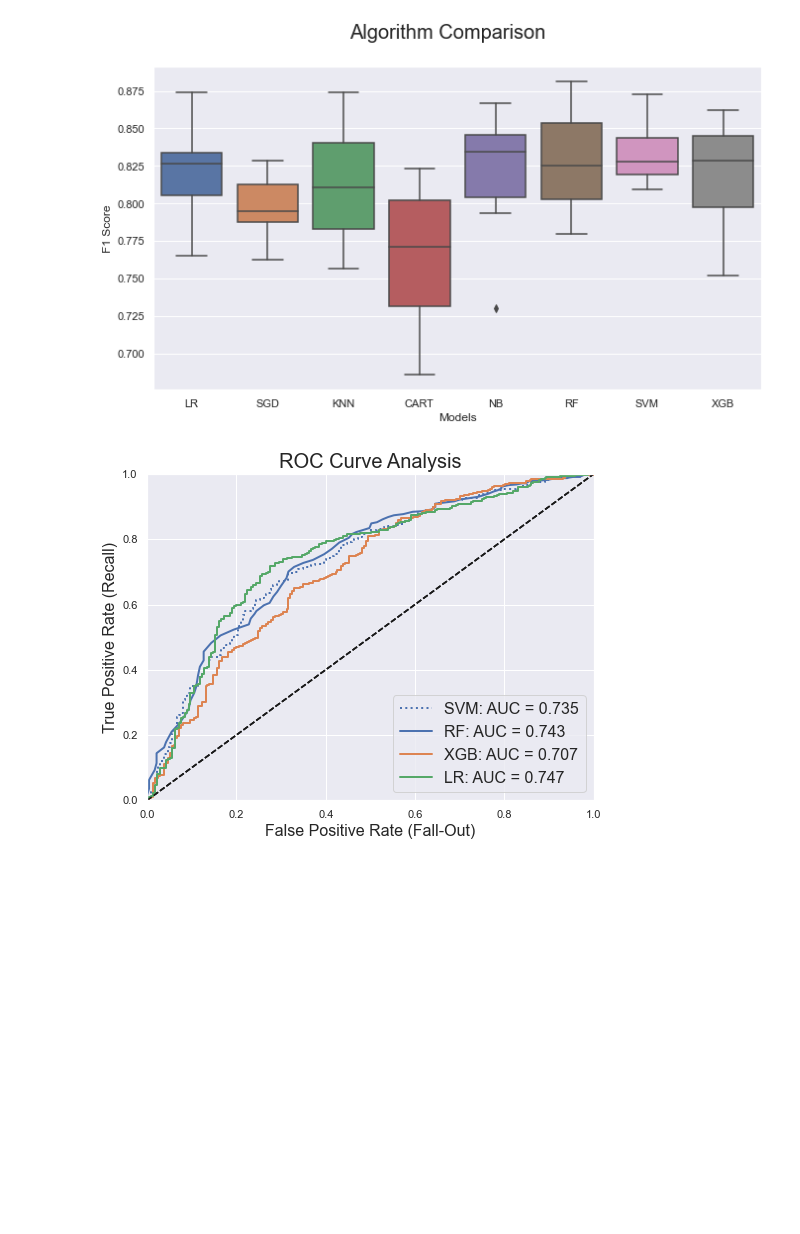
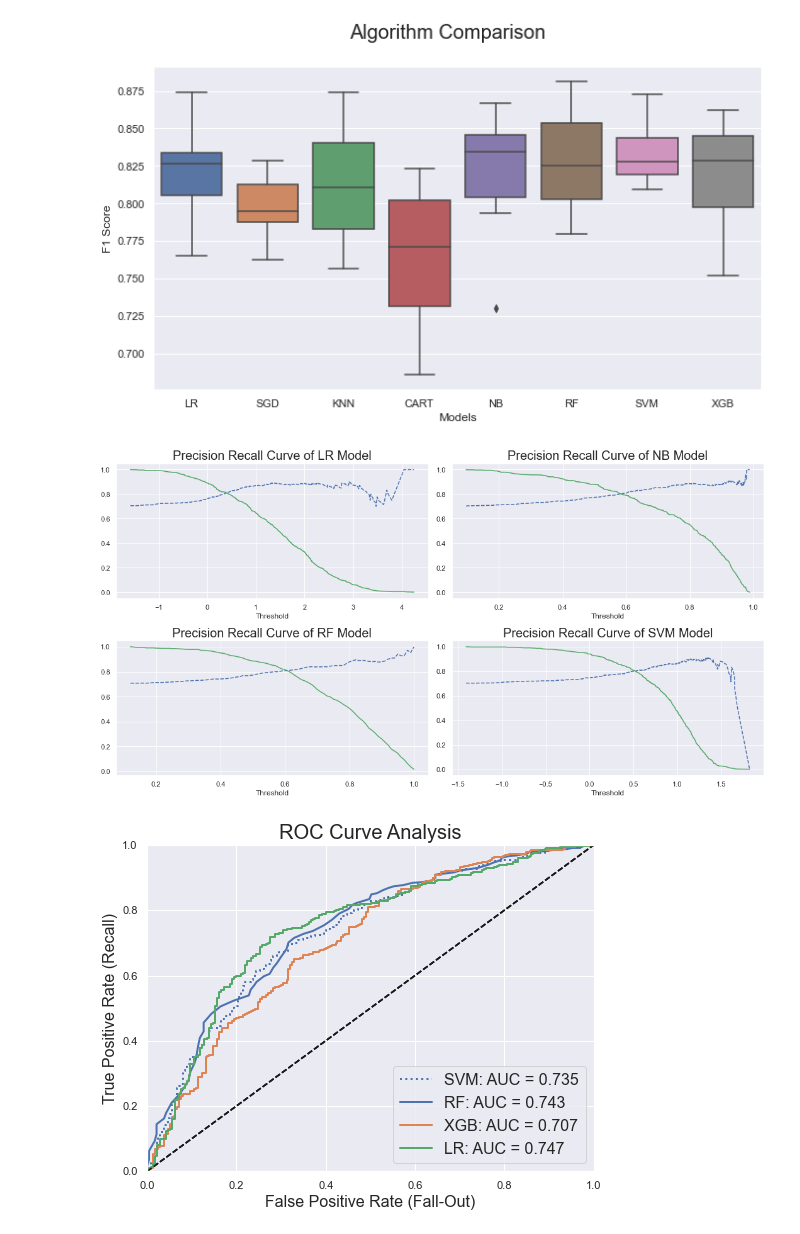
Before and after one commit to jpzambranoleon/german-credit-data-project, a Jupyter notebook: model.ipynb, the cells around one changed output. Cells and saved outputs as stored; diff of their text form; code cells hidden in the pictures; blank space fills up the shorter version.

```diff
--- a/model.ipynb
+++ b/model.ipynb
@@ -168,14 +225,14 @@ seed = 7
 
 # prepare models
 models = []
-models.append(('LR', LogisticRegression(random_state=42)))
-models.append(('SGD', SGDClassifier(random_state=42)))
-models.append(('KNN', KNeighborsClassifier()))
-models.append(('CART', DecisionTreeClassifier(random_state=42)))
-models.append(('NB', MultinomialNB()))
-models.append(('RF', RandomForestClassifier(random_state=42)))
-models.append(('SVM', SVC(random_state=42)))
-models.append(('XGB', XGBClassifier()))
+models.append(('LR', clf_lr))
+models.append(('SGD', clf_sgd))
+models.append(('KNN', clf_knn))
+models.append(('CART', clf_cart))
+models.append(('NB', clf_nb))
+models.append(('RF', clf_rf))
+models.append(('SVM', clf_svm))
+models.append(('XGB', clf_xgb))
 
 # evaluate each model in turn
 results = []
@@ -256,6 +265,49 @@ ax1.set_ylabel("F1 Score")
 plt.show()
 # %% [output]
 [figure]
+# %%
+from sklearn.metrics import precision_recall_curve
+
+y_scores_lr = cross_val_predict(clf_lr, train_data_prepared, y_train, cv=kfold, method='decision_function')
+precisions_lr, recalls_lr, thresholds_lr = precision_recall_curve(y_train, y_scores_lr)
+
+
+y_probas_nb = cross_val_predict(clf_nb, train_data_prepared, y_train, cv=kfold, method='predict_proba')
+y_scores_nb = y_probas_nb[:, 1] # score = proba of positive class
+precisions_nb, recalls_nb, thresholds_nb = precision_recall_curve(y_train, y_scores_nb)
+
+y_probas_rf = cross_val_predict(clf_rf, train_data_prepared, y_train, cv=kfold, method='predict_proba')
+y_scores_rf = y_probas_rf[:, 1]
+precisions_rf, recalls_rf, thresholds_rf = precision_recall_curve(y_train, y_scores_rf)
+
+y_scores_svm = cross_val_predict(clf_svm, train_data_prepared, y_train, cv=kfold, method='decision_function')
+precisions_svm, recalls_svm, thresholds_svm = precision_recall_curve(y_train, y_scores_svm)
+
+fig, ((ax1, ax2), (ax3, ax4)) = plt.subplots(2, 2, figsize=(15, 8))
+ax1.plot(thresholds_lr, precisions_lr[:-1], 'b--', label="Precision")
+ax1.plot(thresholds_lr, recalls_lr[:-1], 'g-', label="Recall")
+ax1.set_title("Precision Recall Curve of LR Model", fontsize=20)
+ax1.set_xlabel("Threshold")
+
+ax2.plot(thresholds_nb, precisions_nb[:-1], 'b--', label="Precision")
+ax2.plot(thresholds_nb, recalls_nb[:-1], 'g-', label="Recall")
+ax2.set_title("Precision Recall Curve of NB Model", fontsize=20)
+ax2.set_xlabel("Threshold")
+
+ax3.plot(thresholds_rf, precisions_rf[:-1], 'b--', label="Precision")
+ax3.plot(thresholds_rf, recalls_rf[:-1], 'g-', label="Recall")
+ax3.set_title("Precision Recall Curve of RF Model", fontsize=20)
+ax3.set_xlabel("Threshold")
+
+ax4.plot(thresholds_svm, precisions_svm[:-1], 'b--', label="Precision")
+ax4.plot(thresholds_svm, recalls_svm[:-1], 'g-', label="Recall")
+ax4.set_title("Precision Recall Curve of SVM Model", fontsize=20)
+ax4.set_xlabel("Threshold")
+
+plt.tight_layout()
+plt.show()
+# %% [output]
+[figure, added]
 # %%
 from sklearn.model_selection import cross_val_predict
 from sklearn.metrics import roc_curve, roc_auc_score
```
Also changed, not shown: parts of 3 cells of this notebook.
